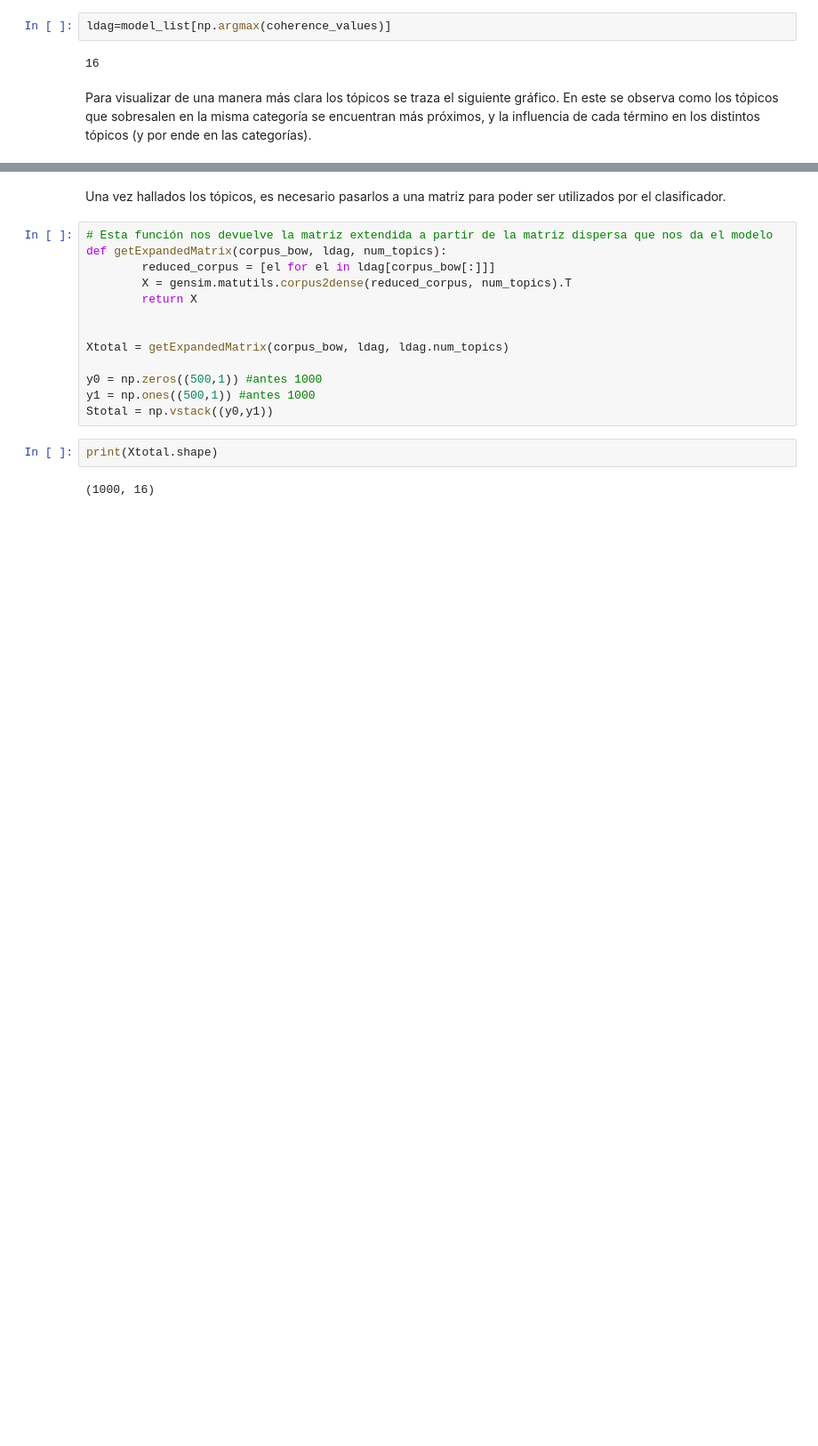
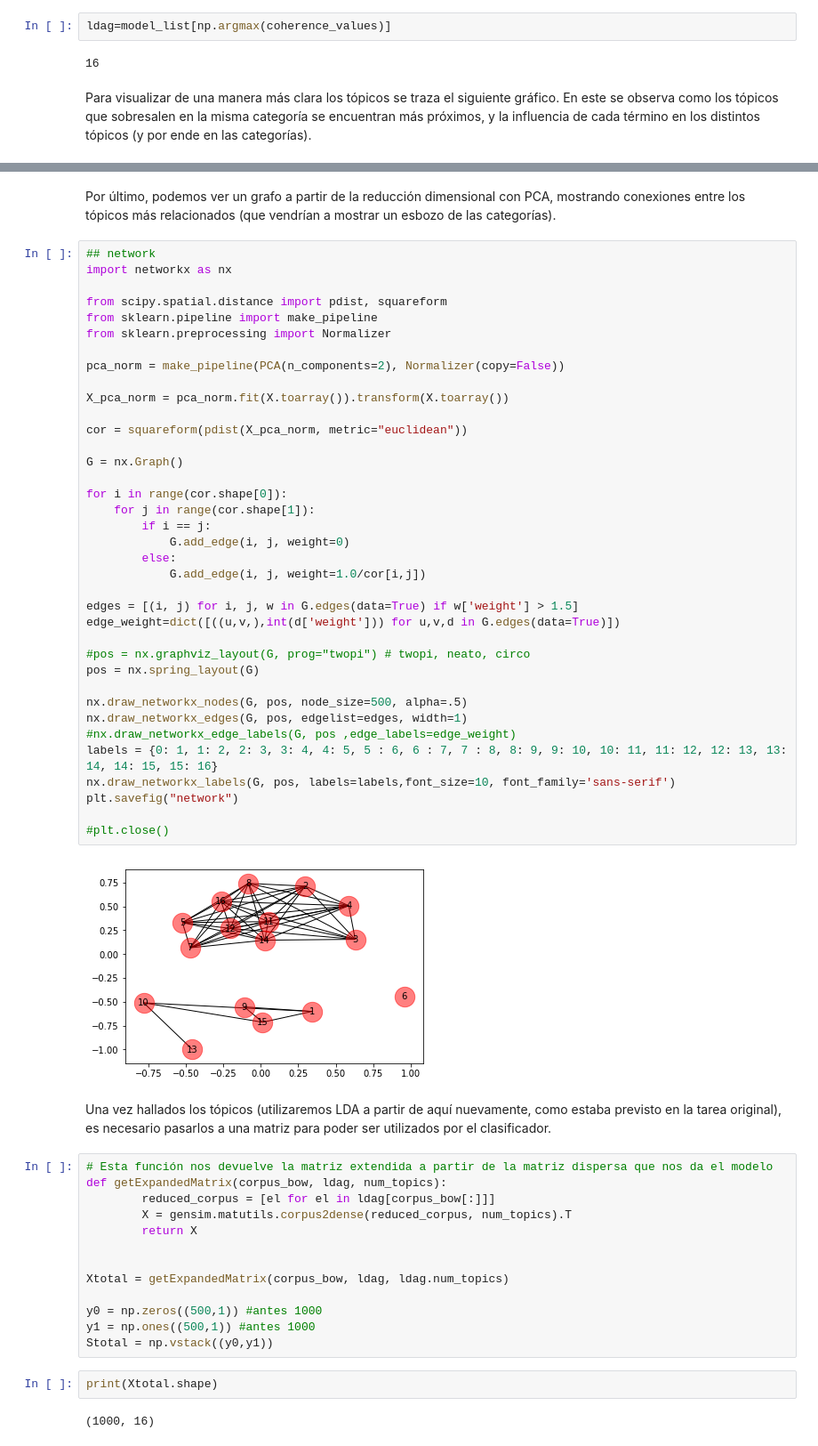
Before and after one commit to pabloizq96/Proyecto-Final---TD, a Jupyter notebook: Proyecto.ipynb, the cells around one changed output, grey strips where cells are left out. Shown: that part at 89% size. Drawn from its saved outputs; the diff is of its cells as text; blank space fills up the shorter version.

```diff
--- a/Proyecto.ipynb
+++ b/Proyecto.ipynb
@@ -221,5 +322,46 @@ To retain the current behavior and silence the warning, pass sort=False
+# %% [markdown]
+Por último, podemos ver un grafo a partir de la reducción dimensional con PCA, mostrando conexiones entre los tópicos más relacionados (que vendrían a mostrar un esbozo de las categorías).
+# %%
+## network
+import networkx as nx
+
+from scipy.spatial.distance import pdist, squareform
+from sklearn.pipeline import make_pipeline
+from sklearn.preprocessing import Normalizer
+
+pca_norm = make_pipeline(PCA(n_components=2), Normalizer(copy=False))
+
+X_pca_norm = pca_norm.fit(X.toarray()).transform(X.toarray())
+
+cor = squareform(pdist(X_pca_norm, metric="euclidean"))
+
+G = nx.Graph()
+
+for i in range(cor.shape[0]):
+    for j in range(cor.shape[1]):
+        if i == j:
+            G.add_edge(i, j, weight=0)
+        else:
+            G.add_edge(i, j, weight=1.0/cor[i,j])
+
+edges = [(i, j) for i, j, w in G.edges(data=True) if w['weight'] > 1.5]
+edge_weight=dict([((u,v,),int(d['weight'])) for u,v,d in G.edges(data=True)])
+
+#pos = nx.graphviz_layout(G, prog="twopi") # twopi, neato, circo
+pos = nx.spring_layout(G)
+
+nx.draw_networkx_nodes(G, pos, node_size=500, alpha=.5)
+nx.draw_networkx_edges(G, pos, edgelist=edges, width=1)
+#nx.draw_networkx_edge_labels(G, pos ,edge_labels=edge_weight)
+labels = {0: 1, 1: 2, 2: 3, 3: 4, 4: 5, 5 : 6, 6 : 7, 7 : 8, 8: 9, 9: 10, 10: 11, 11: 12, 12: 13, 13: 14, 14: 15, 15: 16}
+nx.draw_networkx_labels(G, pos, labels=labels,font_size=10, font_family='sans-serif')
+plt.savefig("network")
+
+#plt.close()
+# %% [output]
+[figure, added]
 # %% [markdown]
-Una vez hallados los tópicos, es necesario pasarlos a una matriz para poder ser utilizados por el clasificador.
+Una vez hallados los tópicos (utilizaremos LDA a partir de aquí nuevamente, como estaba previsto en la tarea original), es necesario pasarlos a una matriz para poder ser utilizados por el clasificador.
 # %%
 # Esta función nos devuelve la matriz extendida a partir de la matriz dispersa que nos da el modelo
 def getExpandedMatrix(corpus_bow, ldag, num_topics):
```
Also changed, not shown: parts of 11 cells of this notebook.
